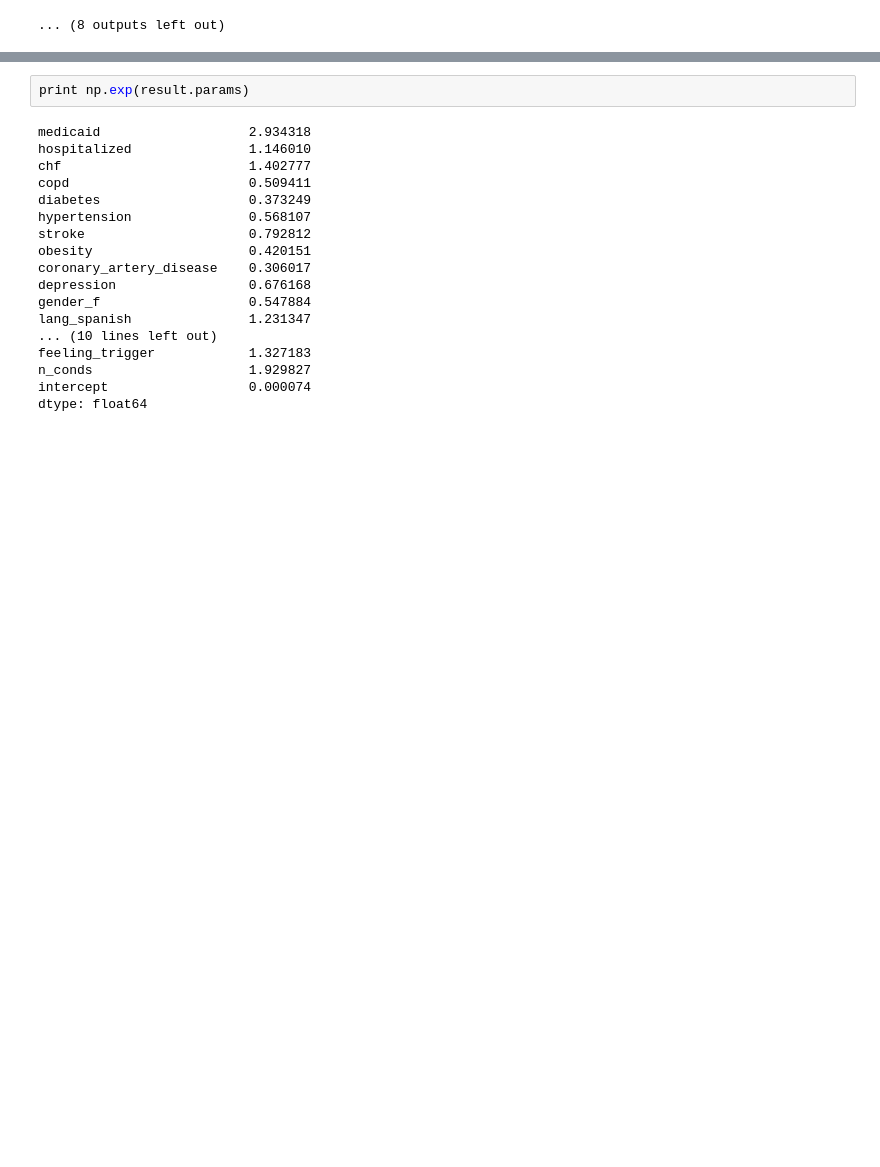
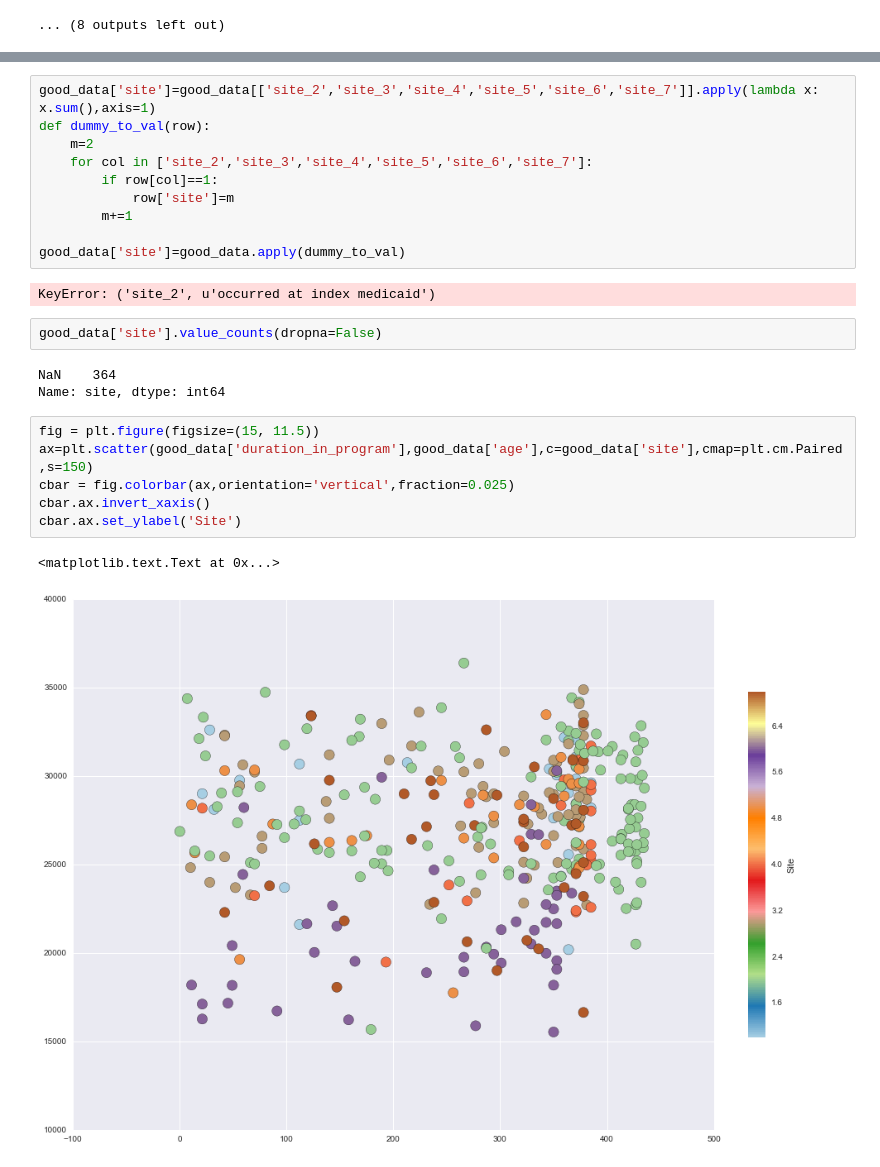
Before and after one commit to btq/TIPS, a Jupyter notebook: dev/2016-08-31-BTQ-PatsyTest.ipynb, the cells around one changed output, grey strips where cells are left out. Cells and saved outputs as stored; diff of their text form; blank space fills up the shorter version.

```diff
--- a/dev/2016-08-31-BTQ-PatsyTest.ipynb
+++ b/dev/2016-08-31-BTQ-PatsyTest.ipynb
@@ -367,20 +404,26 @@ intercept                  -9.5149      6.621     -1.437      0.151       -22.49
-# %%
-print np.exp(result.params)
-# %% [output]
-medicaid                   2.934318
-hospitalized               1.146010
-chf                        1.402777
-copd                       0.509411
-diabetes                   0.373249
-hypertension               0.568107
-stroke                     0.792812
-obesity                    0.420151
-coronary_artery_disease    0.306017
-depression                 0.676168
-gender_f                   0.547884
-lang_spanish               1.231347
-... (10 lines left out)
-feeling_trigger            1.327183
-n_conds                    1.929827
-intercept                  0.000074
-dtype: float64
+# %%
+good_data['site']=good_data[['site_2','site_3','site_4','site_5','site_6','site_7']].apply(lambda x: x.sum(),axis=1)
+def dummy_to_val(row):
+    m=2
+    for col in ['site_2','site_3','site_4','site_5','site_6','site_7']:
+        if row[col]==1:
+            row['site']=m
+        m+=1
+
+good_data['site']=good_data.apply(dummy_to_val)
+# %% [output]
+KeyError: ('site_2', u'occurred at index medicaid')
+# %%
+good_data['site'].value_counts(dropna=False)
+# %% [output]
+NaN    364
+Name: site, dtype: int64
+# %%
+fig = plt.figure(figsize=(15, 11.5))
+ax=plt.scatter(good_data['duration_in_program'],good_data['age'],c=good_data['site'],cmap=plt.cm.Paired,s=150)
+cbar = fig.colorbar(ax,orientation='vertical',fraction=0.025)
+cbar.ax.invert_xaxis()
+cbar.ax.set_ylabel('Site')
+# %% [output]
+<matplotlib.text.Text at 0x...>
+[figure, added]
```
Also changed, not shown: parts of 26 cells of this notebook, 3 other files.
